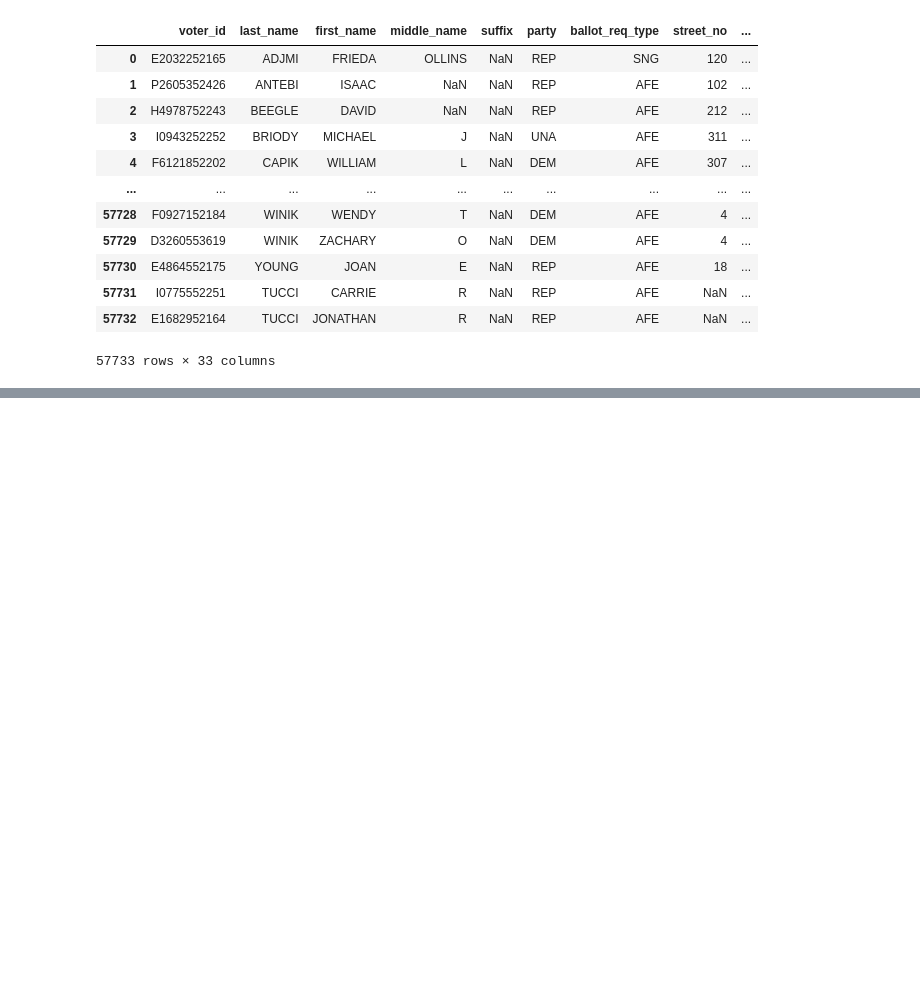
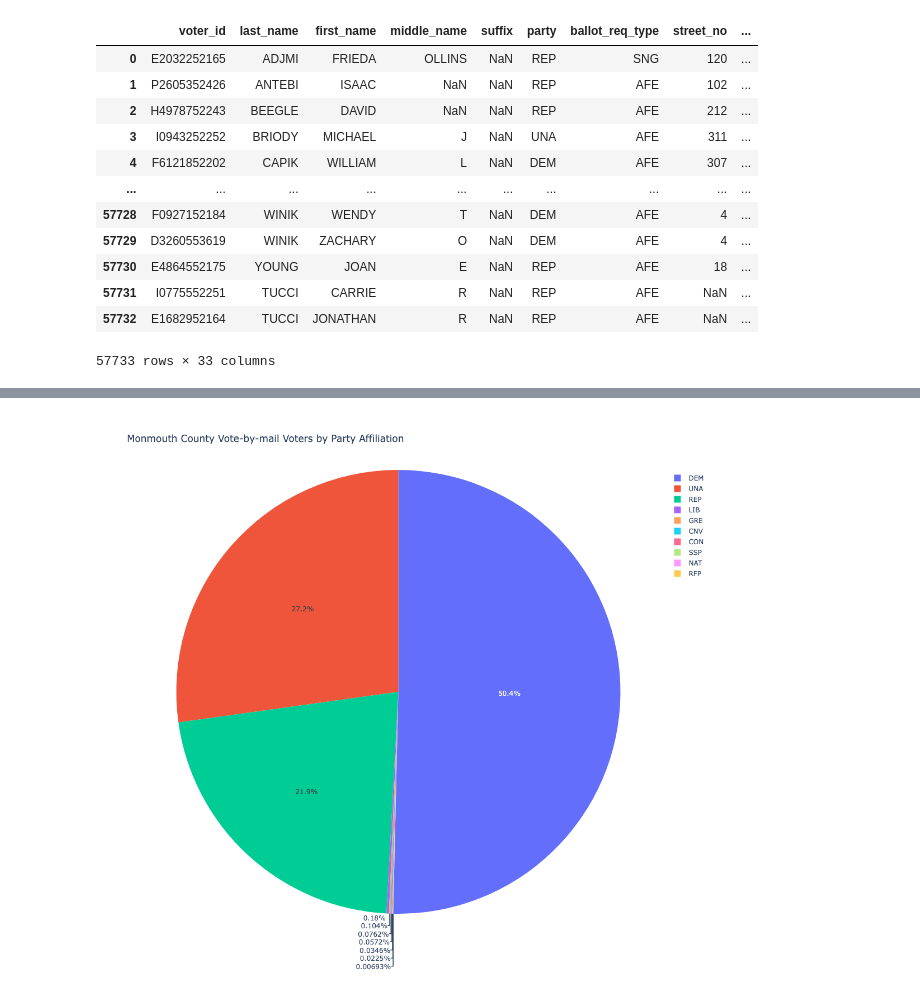
Before and after one commit to neherdata/votebymail, a Jupyter notebook: votebymail.ipynb, the cells around one changed output, grey strips where cells are left out. Drawn from its saved outputs; the diff is of its cells as text; code cells hidden in the pictures; blank space fills up the shorter version.

```diff
--- a/votebymail.ipynb
+++ b/votebymail.ipynb
@@ -21,0 +54,9 @@ df
+# %%
+names = df['party'].value_counts().index
+values = df['party'].value_counts().values
+
+fig = px.pie(values=values, names=names, title="Monmouth County Vote-by-mail Voters by Party Affiliation", width=1000, height=1000)
+
+fig.show()
+# %% [output]
+[figure, added]
```
Also changed, not shown: parts of 4 cells of this notebook.
